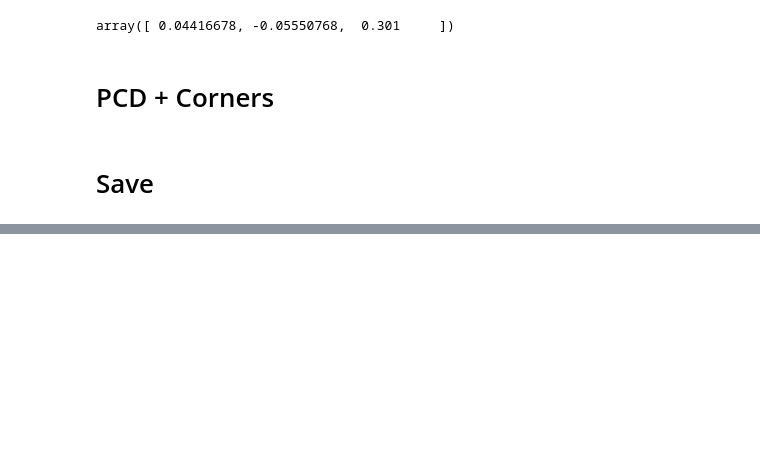
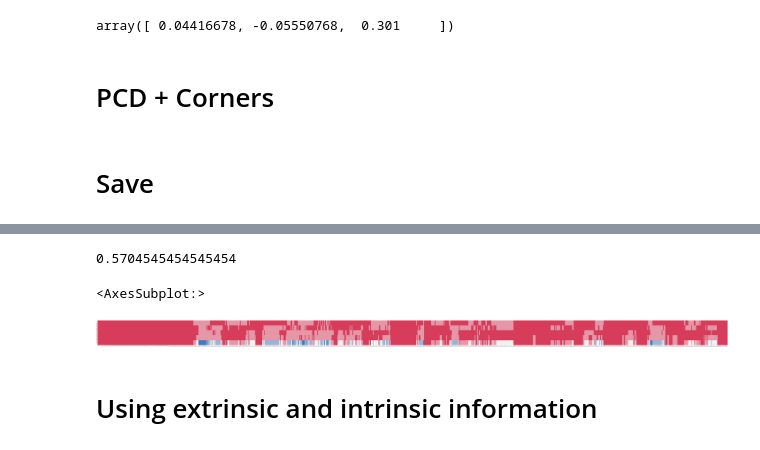
Before and after one commit to lucas-ventura/tactile2object, a Jupyter notebook: intrinsics_extrinsics/AprilTag.ipynb, the cells around one changed output, grey strips where cells are left out. Drawn from its saved outputs; the diff is of its cells as text; code cells hidden in the pictures; blank space fills up the shorter version.

```diff
--- a/intrinsics_extrinsics/AprilTag.ipynb
+++ b/intrinsics_extrinsics/AprilTag.ipynb
@@ -148,3 +145,27 @@ defaultdict(list,
+# %%
+1 - visible_cameras['All'].count(0) / len(visible_cameras['All'])
+# %% [output]
+0.5704545454545454
+# %%
+import seaborn as sns
+import pandas as pd
+
+df = pd.DataFrame(visible_cameras).T
+cmap = sns.diverging_palette(5, 250, as_cmap=True)
+
+fig = plt.figure(figsize=(200, 8))
+ax = fig.add_subplot()
+
+#df.style.background_gradient(cmap, axis=1)\
+#    .set_properties(**{'max-width': '80px'})
+
+sns.heatmap(df, annot=False,
+            cmap=cmap, cbar=False, ax=ax)
+# %% [output]
+<AxesSubplot:>
+[figure, added]
+# %% [markdown]
+# Using extrinsic and intrinsic information
 # %%
 # Corner pixels
 corners_p, camera = apriltags.corners(idx="000557", camera="020122061233")
```
Also changed, not shown: parts of 11 cells of this notebook.
